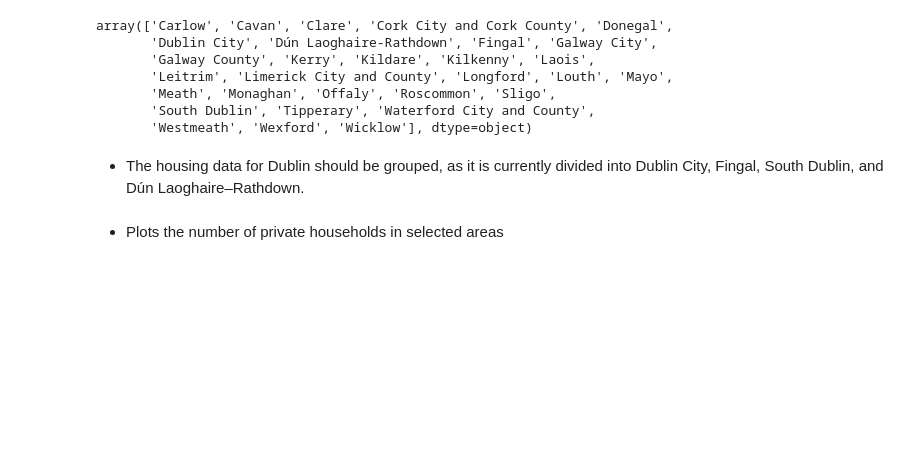
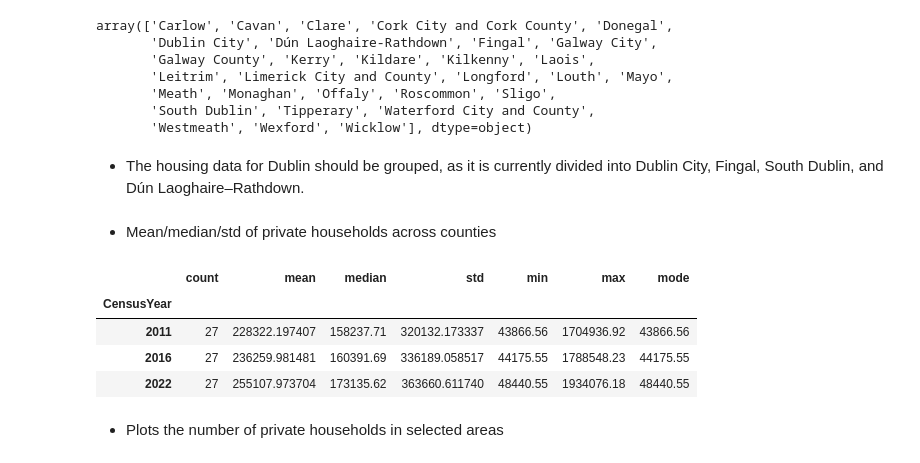
Before and after one commit to elainecazetta/programming-for-data-analytics, a Jupyter notebook: project/census_analysis.ipynb, the cells around one changed output. Saved outputs shown, nothing was run; the diff lists cells and outputs as text; code cells hidden in the pictures; blank space fills up the shorter version.

```diff
--- a/project/census_analysis.ipynb
+++ b/project/census_analysis.ipynb
@@ -369,6 +369,33 @@ housing_grouped = (
     .groupby(["County_Grouped", "CensusYear"], as_index=False)["Households"]
     .sum()
 )
+# %% [markdown]
+- Mean/median/std of private households across counties
+# %%
+# Descriptive statistics of households
+housing_clean = housing_grouped.copy()
+
+housing_summary = (
+    housing_clean
+    .groupby("CensusYear")["Households"]
+    .agg(count="count", mean="mean", median="median", std="std", min="min", max="max")
+)
+
+housing_mode = (
+    housing_clean
+    .groupby("CensusYear")["Households"]
+    .apply(lambda s: s.mode().iloc[0] if not s.mode().empty else np.nan)
+    .rename("mode")
+)
+
+housing_summary = housing_summary.join(housing_mode)
+housing_summary
+# %% [output]
+|  | count | mean | median | std | min | max | mode |
+| CensusYear |  |  |  |  |  |  |  |
+| 2011 | 27 | 228322.197407 | 158237.71 | 320132.173337 | 43866.56 | 1704936.92 | 43866.56 |
+| 2016 | 27 | 236259.981481 | 160391.69 | 336189.058517 | 44175.55 | 1788548.23 | 44175.55 |
+| 2022 | 27 | 255107.973704 | 173135.62 | 363660.611740 | 48440.55 | 1934076.18 | 48440.55 |
 # %% [markdown]
 - Plots the number of private households in selected areas
 # %%
```
Also changed, not shown: parts of 18 cells of this notebook.
